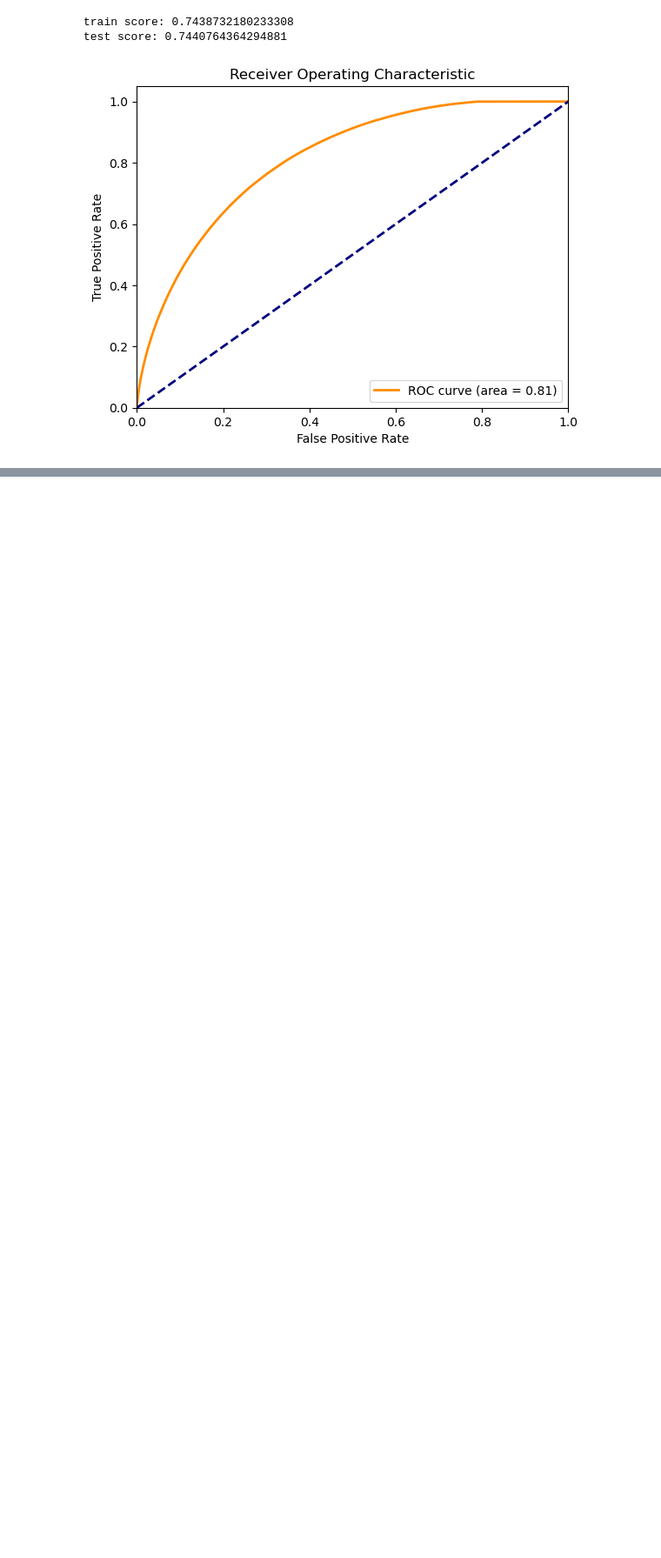
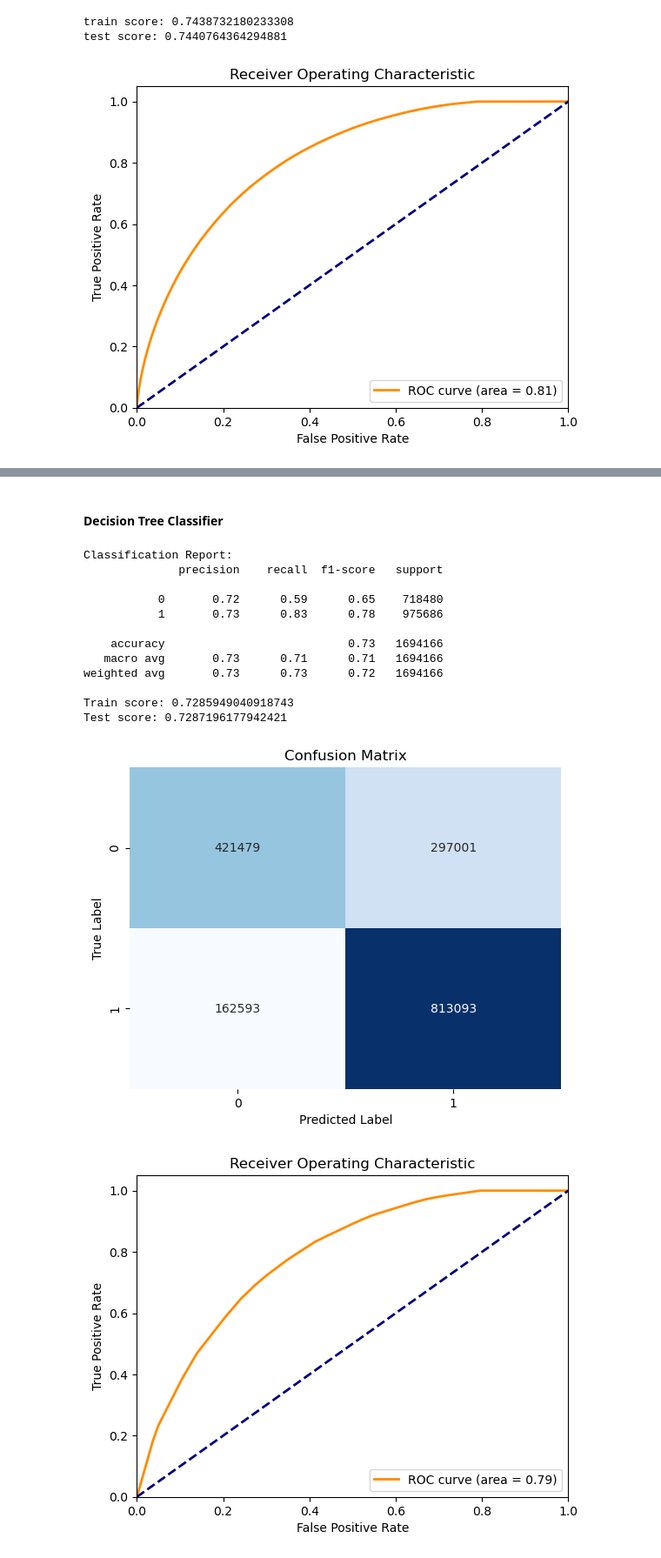
Before and after one commit to musairshad/Instacart-user-analysis, a Jupyter notebook: Instacart Basket Analysis 03.ipynb, the cells around one changed output, grey strips where cells are left out. Shown at 87% size. Saved outputs shown, nothing was run; the diff lists cells and outputs as text; code cells hidden in the pictures; blank space fills up the shorter version.

```diff
--- a/Instacart Basket Analysis.ipynb
+++ b/Instacart Basket Analysis 03.ipynb
@@ -884,0 +1027,21 @@ plt.show()
+# %% [markdown]
+#### Decision Tree Classifier
+# %%
+dt = DecisionTreeClassifier(max_depth=5)
+
+dt_train_acc, dt_test_acc = model_evaluation(dt, X_train, X_test, y_train, y_test)
+# %% [output]
+Classification Report:
+              precision    recall  f1-score   support
+
+           0       0.72      0.59      0.65    718480
+           1       0.73      0.83      0.78    975686
+
+    accuracy                           0.73   1694166
+   macro avg       0.73      0.71      0.71   1694166
+weighted avg       0.73      0.73      0.72   1694166
+
+Train score: 0.7285949040918743
+Test score: 0.7287196177942421
+[figure, added]
+[figure, added]
```
Also changed, not shown: parts of 62 cells of this notebook, 3 other files.
